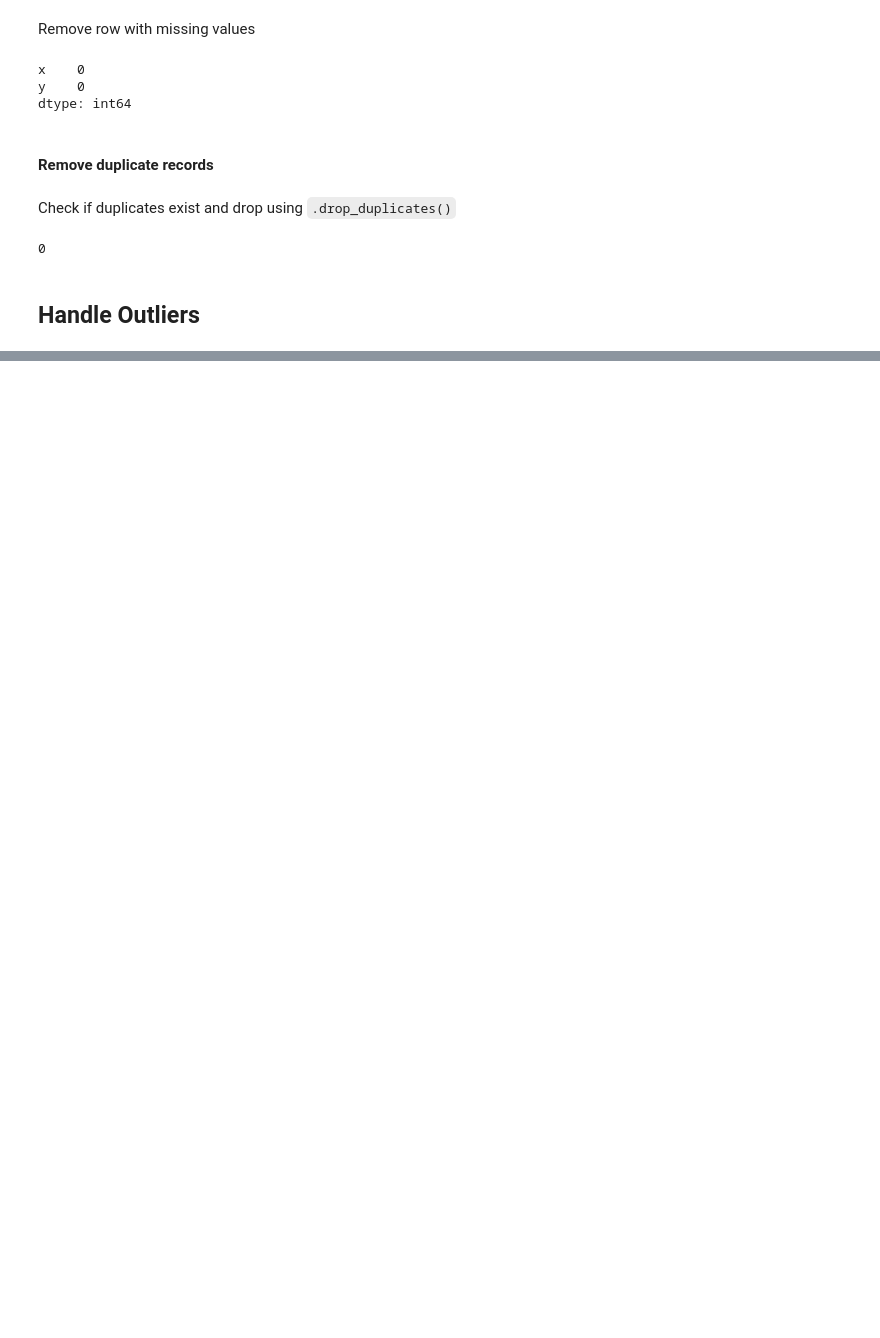
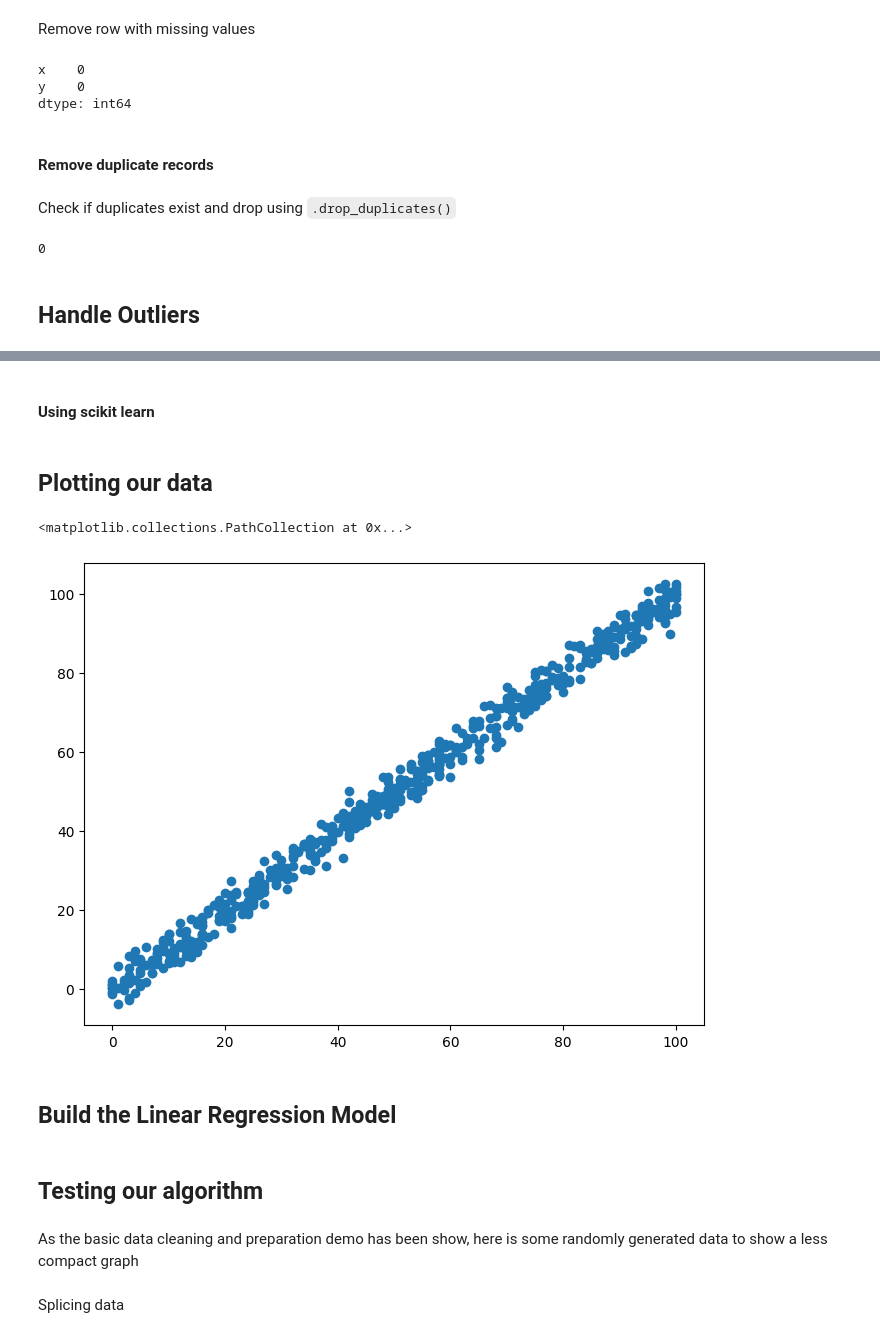
Before and after one commit to Arnold-18-CS/Machine-Learning-Algorithms, a Jupyter notebook: linear_regression_ex.ipynb, the cells around one changed output, grey strips where cells are left out. Saved outputs shown, nothing was run; the diff lists cells and outputs as text; code cells hidden in the pictures; blank space fills up the shorter version.

Commit message:
Completing personal Linear Regression model

```diff
--- a/linear_regression_ex.ipynb
+++ b/linear_regression_ex.ipynb
@@ -89,0 +101,3 @@ upper_bound = Q3 + 1.5 * IQR
+# %%
+x = data.x
+y = data.y
@@ -89,0 +114,14 @@ upper_bound = Q3 + 1.5 * IQR
+# %% [markdown]
+#### Using scikit learn
+# %%
+X_train, X_test, y_train, y_test = train_test_split(x,y,test_size=0.2,random_state=1234)
+# %% [markdown]
+## Plotting our data
+# %%
+fig = plt.figure(figsize=(8,6))
+plt.scatter(X_train, y_train)
+# %% [output]
+<matplotlib.collections.PathCollection at 0x...>
+[figure, added]
+# %% [markdown]
+## Build the Linear Regression Model
@@ -89,0 +154,4 @@ upper_bound = Q3 + 1.5 * IQR
+# %% [markdown]
+## Testing our algorithm
+# %% [markdown]
+As the basic data cleaning and preparation demo has been show, here is some randomly generated data to show a less compact graph
@@ -89,0 +160,2 @@ upper_bound = Q3 + 1.5 * IQR
+# %% [markdown]
+Splicing data
```
Also changed, not shown: parts of 15 cells of this notebook.
